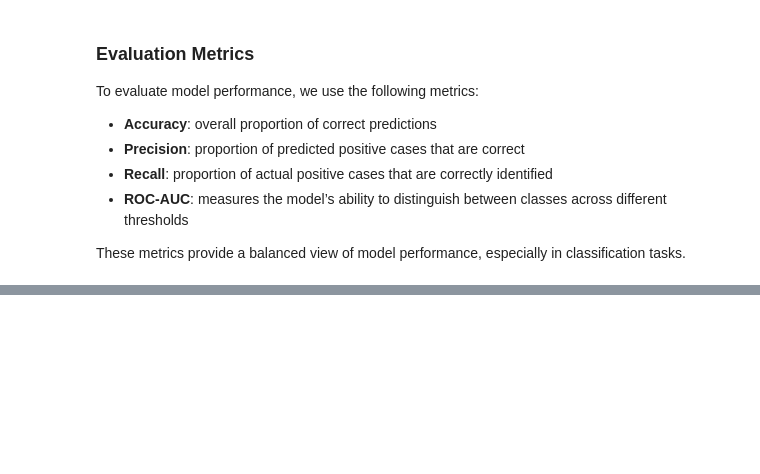
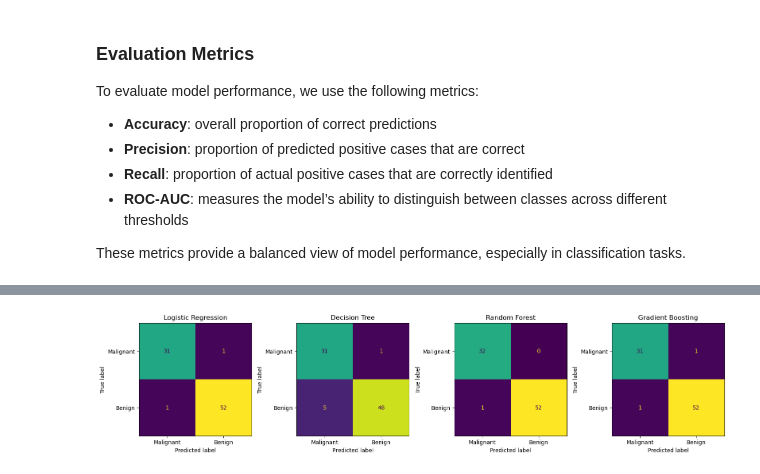
Before and after one commit to aadupuy/ml-fundamentals, a Jupyter notebook: ML_comparison_project.ipynb, the cells around one changed output, grey strips where cells are left out. Cells and saved outputs as stored; diff of their text form; code cells hidden in the pictures; blank space fills up the shorter version.

```diff
--- a/ML_comparison_project.ipynb
+++ b/ML_comparison_project.ipynb
@@ -242,0 +500,28 @@ def evaluate_model(model, X, y):
+# %%
+from sklearn.metrics import confusion_matrix, ConfusionMatrixDisplay
+import matplotlib.pyplot as plt
+import numpy as np
+
+cms = []
+for name, model in models.items():
+    y_pred = model.predict(X_val)
+    cm = confusion_matrix(y_val, y_pred)
+    cms.append(cm)
+
+vmax = max(cm.max() for cm in cms)
+
+fig, axes = plt.subplots(1, len(models), figsize=(16, 4))
+
+for ax, (name, model), cm in zip(axes, models.items(), cms):
+    disp = ConfusionMatrixDisplay(
+        confusion_matrix=cm,
+        display_labels=["Malignant", "Benign"]
+    )
+    disp.plot(ax=ax, colorbar=False, cmap="viridis")
+    disp.im_.set_clim(0, vmax)
+    ax.set_title(name)
+
+plt.tight_layout()
+plt.show()
+# %% [output]
+[figure, added]
```
Also changed, not shown: parts of 24 cells of this notebook.
